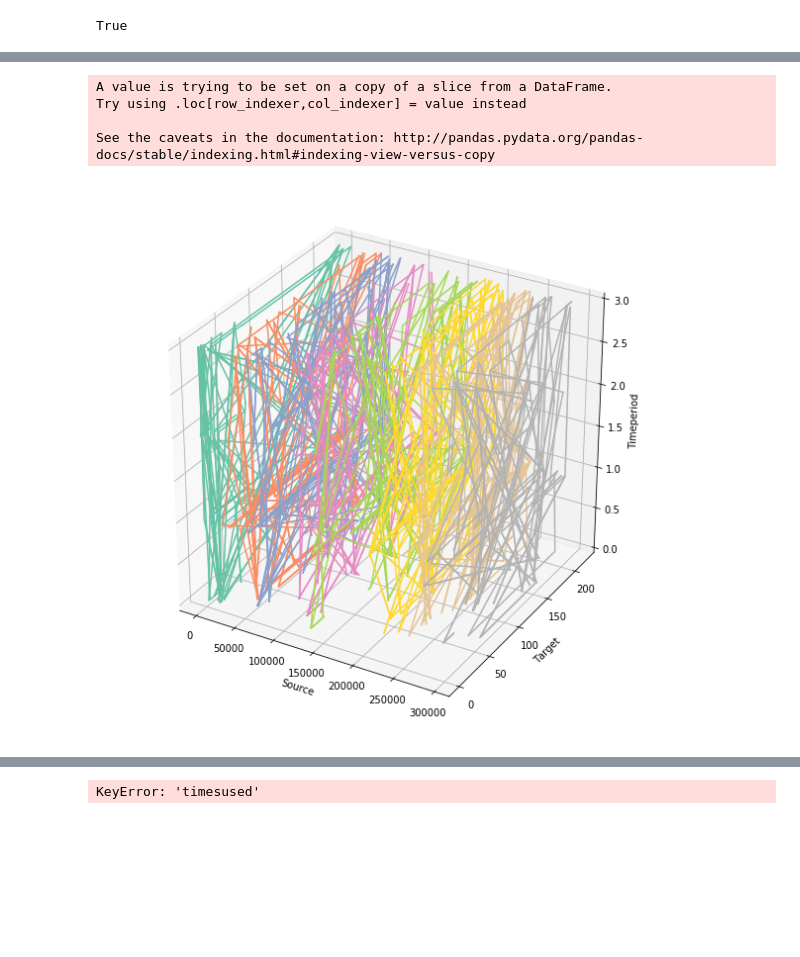
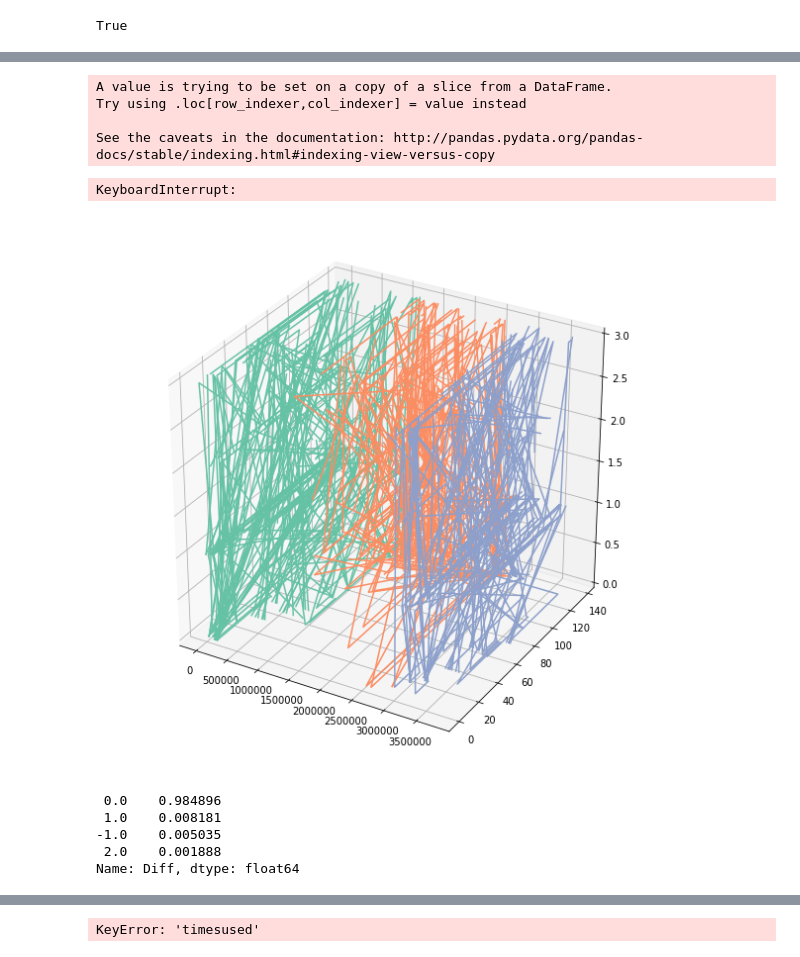
Before and after one commit to harisbal/od2trs, a Jupyter notebook: analysis/optimisation_results.ipynb, the cells around one changed output, grey strips where cells are left out. Drawn from its saved outputs; the diff is of its cells as text; code cells hidden in the pictures; blank space fills up the shorter version.

Commit message:
improved analysis

```diff
--- a/analysis/optimisation_results.ipynb
+++ b/analysis/optimisation_results.ipynb
@@ -276,16 +239,16 @@ comparisons = dict()
 ods = list()
 distrs = list()
 descrs = list()
-times_used = list()
+info = list()
 metadata = list()
 
 for ri in run_info:
-    mdata, comp_ods, comp_distrs, comp_descrs = main(list(ri))
+    mdata, comp_info, comp_ods, comp_distrs, comp_descrs = main(list(ri))
     metadata.append(mdata)
     ods.append(comp_ods)
     distrs.append(comp_distrs)
     descrs.append(comp_descrs)
-    #times_used.append(comp_times_used)
+    info.append(comp_info)
 
 infolder = r'../inputs/mnd_TSC'
 zones_info = read_zones_info(os.path.join(infolder, 'zones_info.csv'))
@@ -296,7 +259,7 @@ comparisons['metadata'].columns.name = 'RunId'
 comparisons['ods'] = pd.concat(ods)
 comparisons['distrs'] = pd.concat(distrs)
 comparisons['descrs'] = pd.concat(descrs)
-#comparisons['timesused'] = pd.concat(times_used)
+comparisons['info'] = pd.concat(info, sort=False)
 
 if export:
     print('Exporting...')
@@ -305,7 +268,7 @@ if export:
     comparisons['ods'].to_csv(os.path.join(out_folder, 'comparison_od.csv'), header=True)
     comparisons['distrs'].to_csv(os.path.join(out_folder, 'comparison_distributions.csv'), header=True, index=True)
     comparisons['descrs'].to_csv(os.path.join(out_folder, 'comparison_descrs.csv'), header=True, index=True)
-    #comparisons['timesused'].to_csv(os.path.join(out_folder, 'comparison_times_used.csv'), header=True, index=True)
+    comparisons['info'].to_csv(os.path.join(out_folder, 'comparison_info.csv'), header=True, index=True)
 # %% [output]
 mnd_TSC Distancegroup-Legs-Timeperiodseq lsoa 5 1 False
 mnd_TSC Distancegroup-Legs-Timeperiodseq lsoa 5 1 True
@@ -367,7 +331,7 @@ df.style.format({
 filters = dict()
 filters['DataSource'] = 'mnd_TSC'
 filters['DistrDims'] = 'Distancegroup-Legs-Timeperiodseq'
-filters['AggrLevel'] = 'lsoa'
+filters['AggrLevel'] = 'msoa'
 filters['SampleSize'] = 'sample_perc_10'
 filters['MaxLegs'] = 5
 filters['TripsThresh'] = 1
@@ -449,7 +413,7 @@ cat_cols = ['Source', 'Target', 'Timeperiod']
 df = analysis_comp['descrs'].copy()
 df = df[df.Diff!=0]
 
-filter_zone = 'E01014405'
+#filter_zone = 'E01014405'
 filter_zone = None
 if filter_zone:
     in_tr = df.groupby(level=0).apply(zone_in_tour, zone=filter_zone)
@@ -458,45 +422,47 @@ if filter_zone:
     df = df[df['Intour']]
 
 for c in cat_cols:
     df[c] = df[c].astype('category').cat.codes
 
-#df = df.head()
-#df = df.head(50)
 df.index = df.index.remove_unused_levels()
 
-# Unique category labels: 'D', 'F', 'G', ...
 colour_labels = df.index.levels[0].unique()
-
 # List of RGB triplets
 colours = plt.cm.get_cmap('Set2', len(colour_labels))
-
-# Map label to RGB
-#colour_map = dict(zip(colour_labels, colours))
-
-# Finally use the mapped values
-#plt.scatter(df['carat'], df['price'], c=df['color'].map(colour_map))
 
 fig = plt.figure(figsize=(10,10))
 threedee = fig.add_subplot(111, projection='3d')
 
-#threedee = plt.figure().gca(projection='3d')
 i = 0
 for k, g in df.groupby(level='Tourid'):
     g['id'] = k
     threedee.plot(g['id'], g['Source'], g['Timeperiod'], c=colours(i))
     i+=1
 
 #threedee.scatter(df['Source'], df['Target'], df['Timeperiod'])
 threedee.set_xlabel('Source')
 threedee.set_ylabel('Target')
 threedee.set_zlabel('Timeperiod')
 plt.show()
 # %% [output]
 A value is trying to be set on a copy of a slice from a DataFrame.
 Try using .loc[row_indexer,col_indexer] = value instead
 
 See the caveats in the documentation: http://pandas.pydata.org/pandas-docs/stable/indexing.html#indexing-view-versus-copy
+KeyboardInterrupt:
-[figure, old version]
+[figure, new version]
+# %%
+df = analysis_comp['descrs'].copy()
+mask_not_obs = ((df.Timesused_mdl!=0) & (df.Timesused_obs!=0))
+df = df[mask_not_obs]
+diff = df.Diff.groupby(level=0).max()
+diff.value_counts().div(diff.value_counts().sum())
+# %% [output]
+ 0.0    0.984896
+ 1.0    0.008181
+-1.0    0.005035
+ 2.0    0.001888
+Name: Diff, dtype: float64
 # %%
 df
 # %% [output]
```
Also changed, not shown: parts of 8 cells of this notebook, 1 other file.
